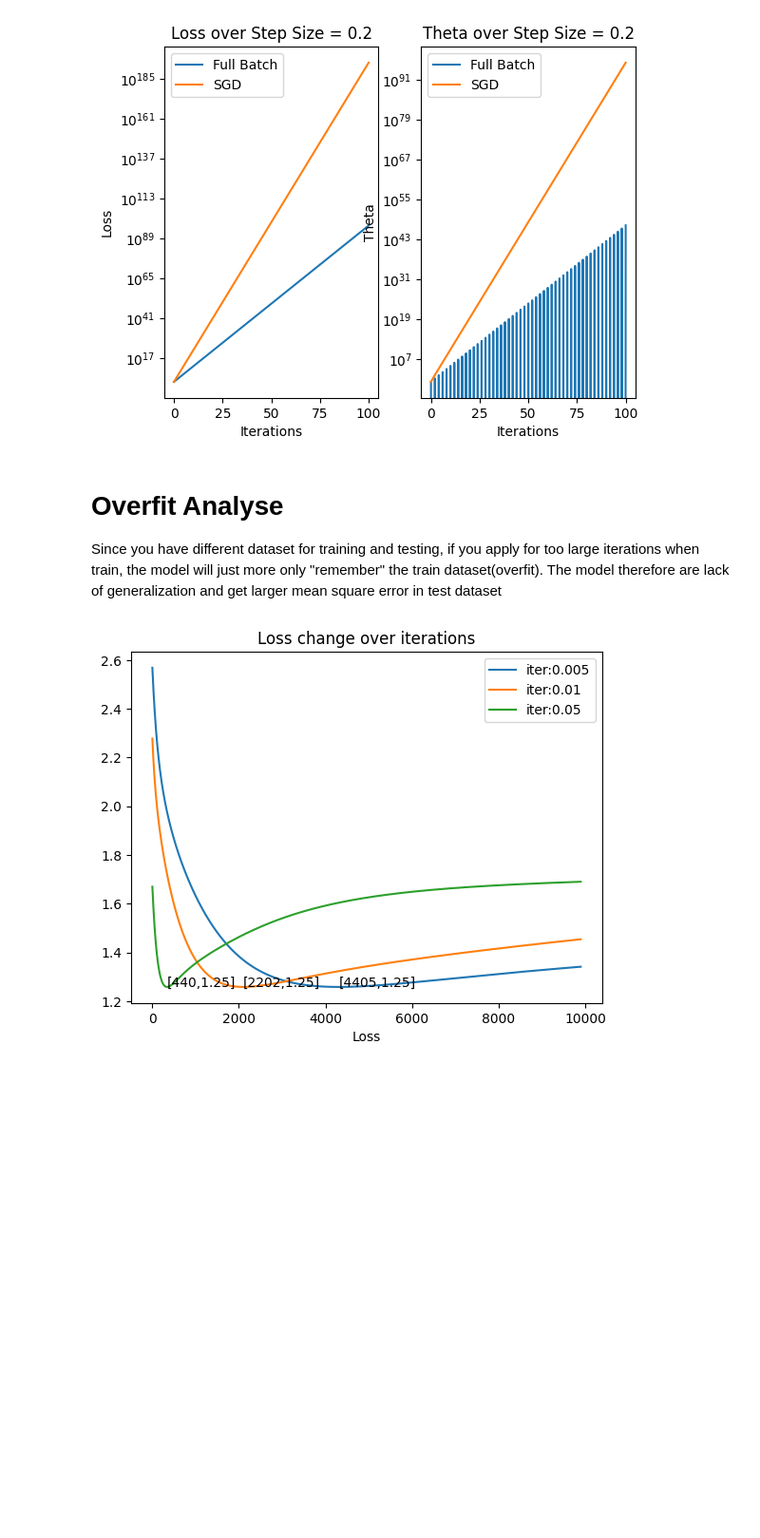
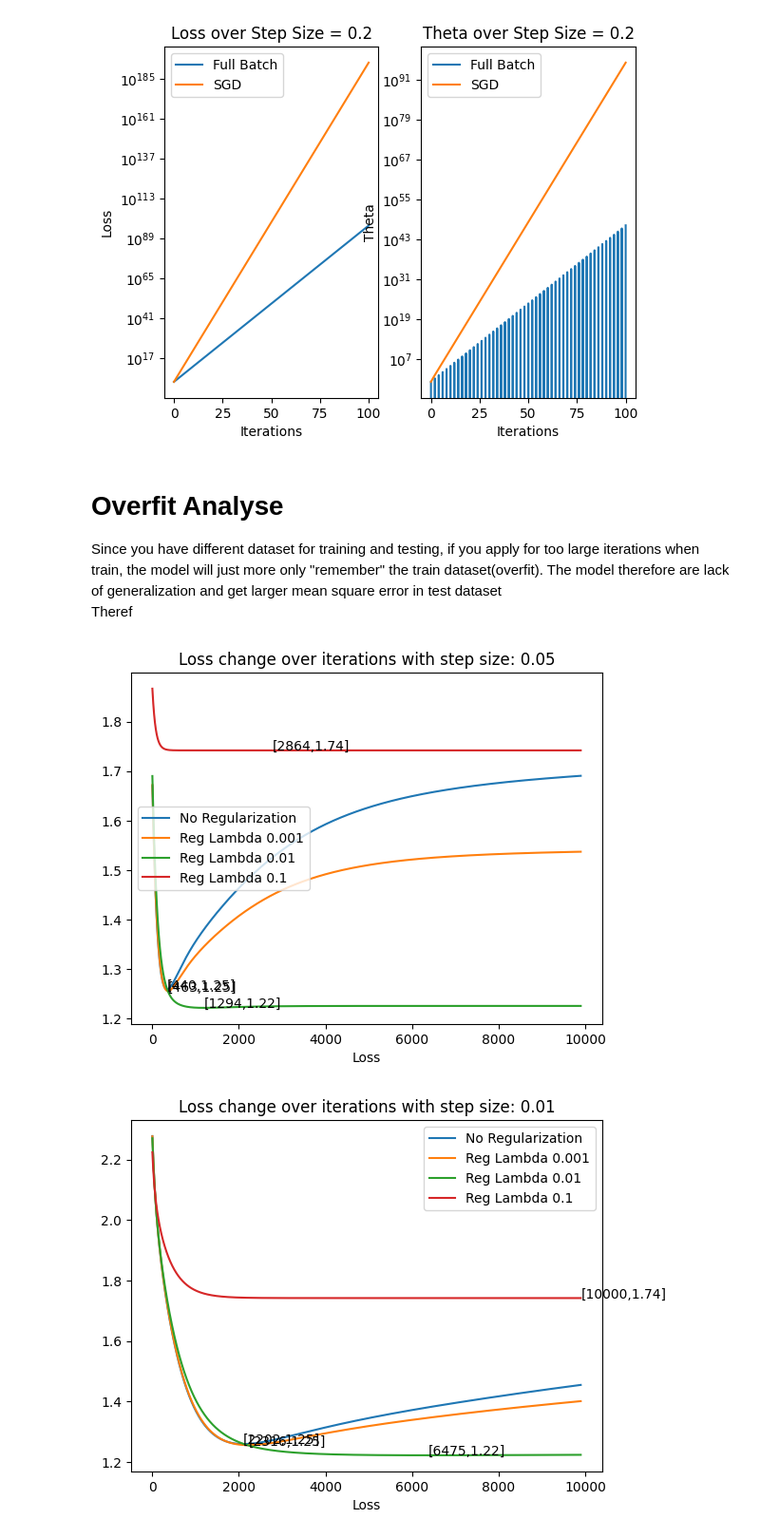
Before and after one commit to luoxiao23333/DS-GA-1003, a Jupyter notebook: Lab1/Lab1.ipynb, the cells around one changed output. Shown at 95% size. Drawn from its saved outputs; the diff is of its cells as text; code cells hidden in the pictures; blank space fills up the shorter version.

```diff
--- a/Lab1/Lab1.ipynb
+++ b/Lab1/Lab1.ipynb
@@ -477,25 +477,45 @@ visualize_compare_batch_and_sgd(X_train, y_train)
 # %% [markdown]
 # Overfit Analyse
 Since you have different dataset for training and testing, if you apply for too large iterations when train, the model will just more only "remember" the train dataset(overfit). The model therefore are lack of generalization and get larger mean square error in test dataset
+Theref
 # %%
 def overfit_analyse(X_train, y_train, X_test, y_test):
-    for step_size in [0.005, 0.01, 0.05]:
-        theta_hist, loss_hist = batch_grad_descent(X_train, y_train, step_size=step_size, num_iter=10000)
-        loss_trace: list = [compute_square_loss(X_test, y_test, theta) for theta in theta_hist]
-        min_index = np.argmin(loss_trace)
-        plt.plot(loss_trace[100:-1], label="iter:{0}".format(step_size))
-        show_max = '[' + str(min_index) + ',' + str(loss_trace[min_index])[0:4] + ']'
-        plt.annotate(show_max, xytext=(min_index - 100, loss_trace[min_index]),
-                     xy=(min_index - 100, loss_trace[min_index]))
+    num_iter = 10000
+    for step_size in [0.05, 0.01]:
+        theta_hist_non_reg, _ = \
+            batch_grad_descent(X_train, y_train, step_size=step_size, num_iter=num_iter)
+
+        loss_trace_non_reg: list = \
+            [compute_square_loss(X_test, y_test, theta) for theta in theta_hist_non_reg]
+        min_index = np.argmin(loss_trace_non_reg)
+        plt.plot(loss_trace_non_reg[100:-1], label="No Regularization")
+        show_max = '[' + str(min_index) + ',' + str(loss_trace_non_reg[min_index])[0:4] + ']'
+        plt.annotate(show_max, xytext=(min_index - 100, loss_trace_non_reg[min_index]),
+                     xy=(min_index - 100, loss_trace_non_reg[min_index]))
+
+        for lambda_reg in [1e-3, 1e-2, 0.1]:
+            theta_hist_reg, _ = \
+                regularized_grad_descent(X_train, y_train,
+                                         lambda_reg=lambda_reg, step_size=step_size, num_iter=num_iter)
+            loss_trace_reg: list = \
+                [compute_square_loss(X_test, y_test, theta)
+                 for theta in theta_hist_reg]
+            plt.plot(loss_trace_reg[100:-1], label="Reg Lambda {0}".format(lambda_reg))
+            min_index = np.argmin(loss_trace_reg)
+            show_max = '[' + str(min_index) + ',' + str(loss_trace_reg[min_index])[0:4] + ']'
+            plt.annotate(show_max, xytext=(min_index - 100, loss_trace_reg[min_index]),
+                         xy=(min_index - 100, loss_trace_reg[min_index]))
+
         plt.legend()
-    plt.xlabel("Iterations")
-    plt.xlabel("Loss")
-    plt.title("Loss change over iterations")
-    plt.show()
+        plt.xlabel("Iterations")
+        plt.xlabel("Loss")
+        plt.title("Loss change over iterations with step size: {0}".format(step_size))
+        plt.show()
 
 overfit_analyse(X_train, y_train, X_test, y_test)
 # %% [output]
-[figure, old version]
+[figure, new version]
+[figure, added]
 # %% [markdown]
 # Risk Minimization Analyse
 1. show that for square loss $\mathcal{L}(\hat{y},y)=\frac{1}{2}(y-\hat{y}^{2})$ , its Bayes decision func is $f^{*}(X)=E[Y|X=x]$
```
